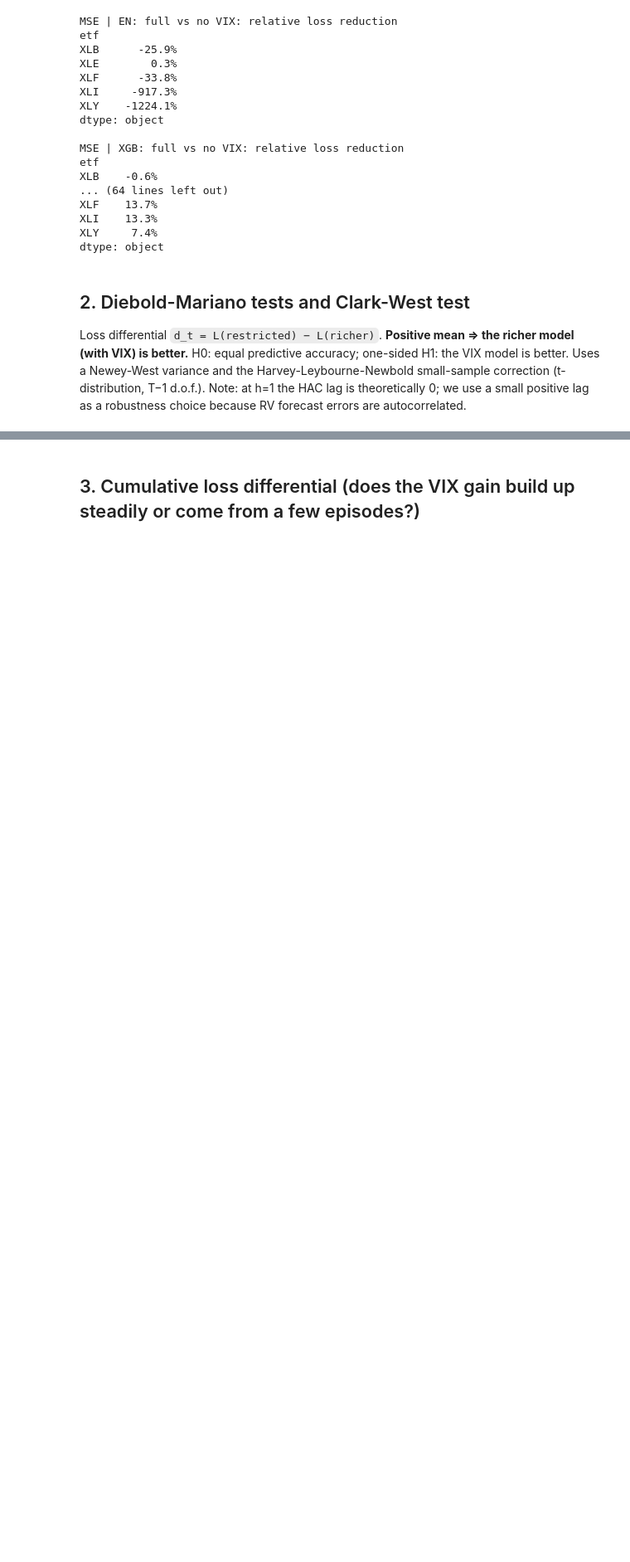
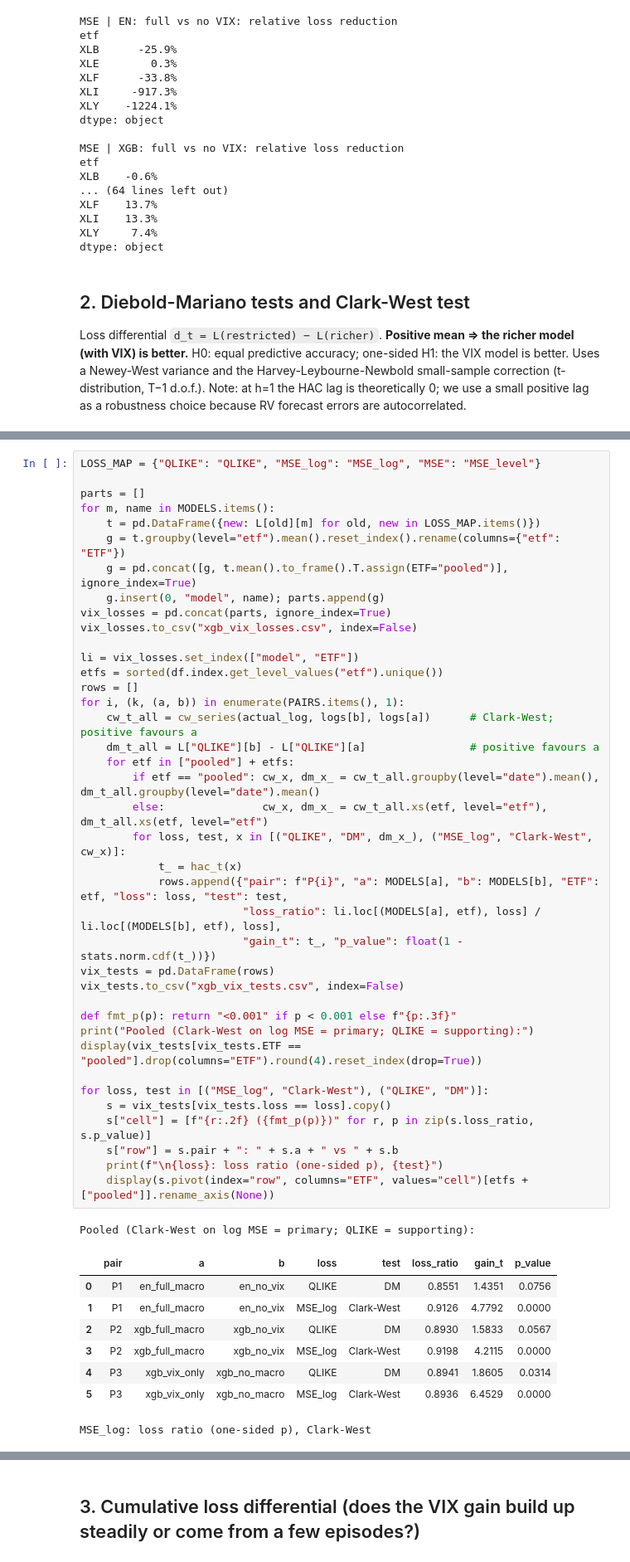
Before and after one commit to chanrahrah/dse4101capstone-project, a Jupyter notebook: models/forecasting/evaluation/xgboost_vix_robustness_eval_1.ipynb, the cells around one changed output, grey strips where cells are left out. Shown at 83% size. Drawn from its saved outputs; the diff is of its cells as text; blank space fills up the shorter version.

```diff
--- a/models/forecasting/evaluation/xgboost_vix_robustness_eval_1.ipynb
+++ b/models/forecasting/evaluation/xgboost_vix_robustness_eval_1.ipynb
@@ -276,0 +293,49 @@ cw.to_csv("clark_west_vix.csv", index=False)
+# %%
+LOSS_MAP = {"QLIKE": "QLIKE", "MSE_log": "MSE_log", "MSE": "MSE_level"}
+
+parts = []
+for m, name in MODELS.items():
+    t = pd.DataFrame({new: L[old][m] for old, new in LOSS_MAP.items()})
+    g = t.groupby(level="etf").mean().reset_index().rename(columns={"etf": "ETF"})
+    g = pd.concat([g, t.mean().to_frame().T.assign(ETF="pooled")], ignore_index=True)
+    g.insert(0, "model", name); parts.append(g)
+vix_losses = pd.concat(parts, ignore_index=True)
+vix_losses.to_csv("xgb_vix_losses.csv", index=False)
+
+li = vix_losses.set_index(["model", "ETF"])
+etfs = sorted(df.index.get_level_values("etf").unique())
+rows = []
+for i, (k, (a, b)) in enumerate(PAIRS.items(), 1):
+    cw_t_all = cw_series(actual_log, logs[b], logs[a])      # Clark-West; positive favours a
+    dm_t_all = L["QLIKE"][b] - L["QLIKE"][a]                # positive favours a
+    for etf in ["pooled"] + etfs:
+        if etf == "pooled": cw_x, dm_x_ = cw_t_all.groupby(level="date").mean(), dm_t_all.groupby(level="date").mean()
+        else:               cw_x, dm_x_ = cw_t_all.xs(etf, level="etf"), dm_t_all.xs(etf, level="etf")
+        for loss, test, x in [("QLIKE", "DM", dm_x_), ("MSE_log", "Clark-West", cw_x)]:
+            t_ = hac_t(x)
+            rows.append({"pair": f"P{i}", "a": MODELS[a], "b": MODELS[b], "ETF": etf, "loss": loss, "test": test,
+                         "loss_ratio": li.loc[(MODELS[a], etf), loss] / li.loc[(MODELS[b], etf), loss],
+                         "gain_t": t_, "p_value": float(1 - stats.norm.cdf(t_))})
+vix_tests = pd.DataFrame(rows)
+vix_tests.to_csv("xgb_vix_tests.csv", index=False)
+
+def fmt_p(p): return "<0.001" if p < 0.001 else f"{p:.3f}"
+print("Pooled (Clark-West on log MSE = primary; QLIKE = supporting):")
+display(vix_tests[vix_tests.ETF == "pooled"].drop(columns="ETF").round(4).reset_index(drop=True))
+
+for loss, test in [("MSE_log", "Clark-West"), ("QLIKE", "DM")]:
+    s = vix_tests[vix_tests.loss == loss].copy()
+    s["cell"] = [f"{r:.2f} ({fmt_p(p)})" for r, p in zip(s.loss_ratio, s.p_value)]
+    s["row"] = s.pair + ": " + s.a + " vs " + s.b
+    print(f"\n{loss}: loss ratio (one-sided p), {test}")
+    display(s.pivot(index="row", columns="ETF", values="cell")[etfs + ["pooled"]].rename_axis(None))
+# %% [output]
+Pooled (Clark-West on log MSE = primary; QLIKE = supporting):
+|  | pair | a | b | loss | test | loss_ratio | gain_t | p_value |
+| 0 | P1 | en_full_macro | en_no_vix | QLIKE | DM | 0.8551 | 1.4351 | 0.0756 |
+| 1 | P1 | en_full_macro | en_no_vix | MSE_log | Clark-West | 0.9126 | 4.7792 | 0.0000 |
+| 2 | P2 | xgb_full_macro | xgb_no_vix | QLIKE | DM | 0.8930 | 1.5833 | 0.0567 |
+| 3 | P2 | xgb_full_macro | xgb_no_vix | MSE_log | Clark-West | 0.9198 | 4.2115 | 0.0000 |
+| 4 | P3 | xgb_vix_only | xgb_no_macro | QLIKE | DM | 0.8941 | 1.8605 | 0.0314 |
+| 5 | P3 | xgb_vix_only | xgb_no_macro | MSE_log | Clark-West | 0.8936 | 6.4529 | 0.0000 |
+MSE_log: loss ratio (one-sided p), Clark-West
```
Also changed, not shown: parts of 8 cells of this notebook, 7 other files.
